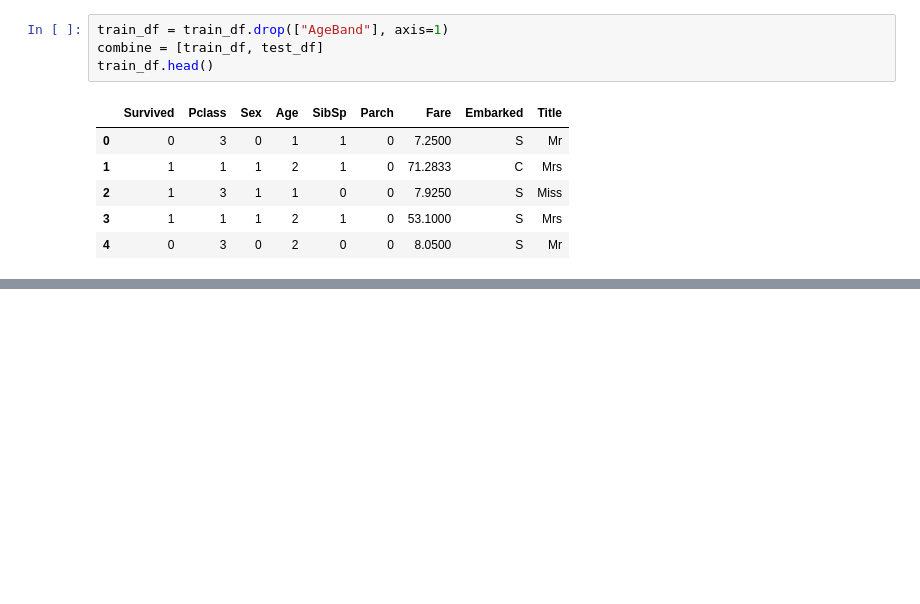
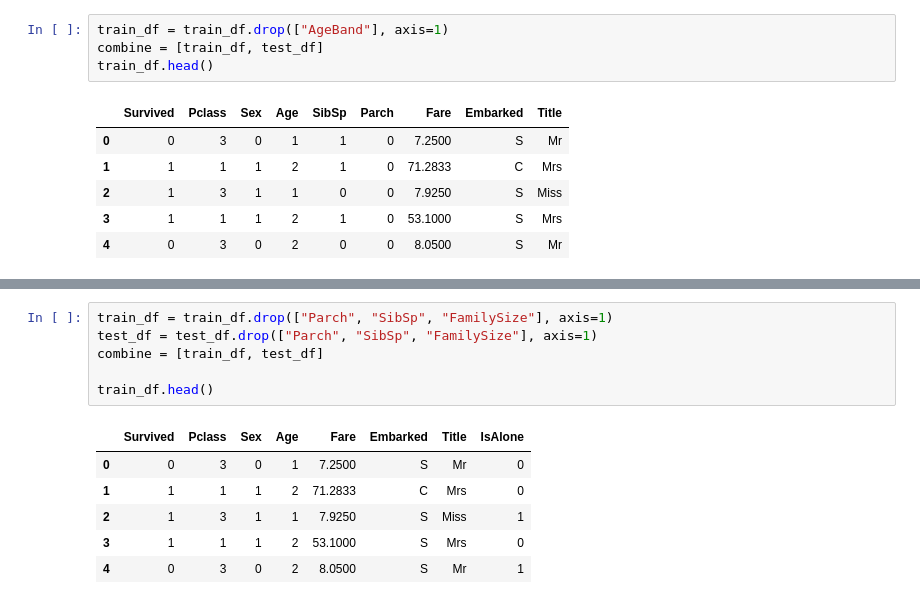
Before and after one commit to yagaoka/kaggle-Competition, a Jupyter notebook: Titanic/Titanic_Data_Science_Solutions.ipynb, the cells around one changed output, grey strips where cells are left out. Cells and saved outputs as stored; diff of their text form; blank space fills up the shorter version.

```diff
--- a/Titanic/Titanic_Data_Science_Solutions.ipynb
+++ b/Titanic/Titanic_Data_Science_Solutions.ipynb
@@ -296,0 +323,13 @@ train_df.head()
+# %%
+train_df = train_df.drop(["Parch", "SibSp", "FamilySize"], axis=1)
+test_df = test_df.drop(["Parch", "SibSp", "FamilySize"], axis=1)
+combine = [train_df, test_df]
+
+train_df.head()
+# %% [output]
+|  | Survived | Pclass | Sex | Age | Fare | Embarked | Title | IsAlone |
+| 0 | 0 | 3 | 0 | 1 | 7.2500 | S | Mr | 0 |
+| 1 | 1 | 1 | 1 | 2 | 71.2833 | C | Mrs | 0 |
+| 2 | 1 | 3 | 1 | 1 | 7.9250 | S | Miss | 1 |
+| 3 | 1 | 1 | 1 | 2 | 53.1000 | S | Mrs | 0 |
+| 4 | 0 | 3 | 0 | 2 | 8.0500 | S | Mr | 1 |
```
Also changed, not shown: parts of 4 cells of this notebook.
